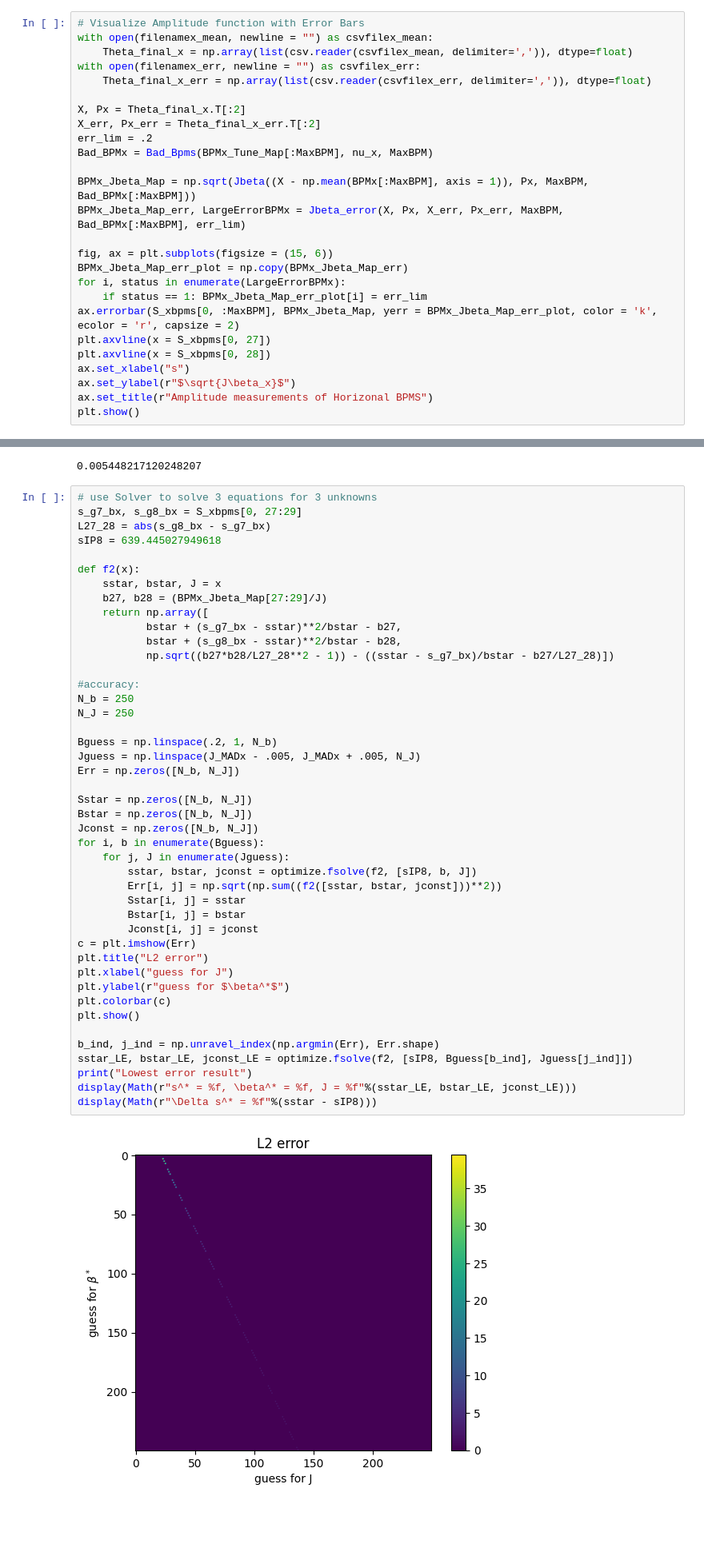
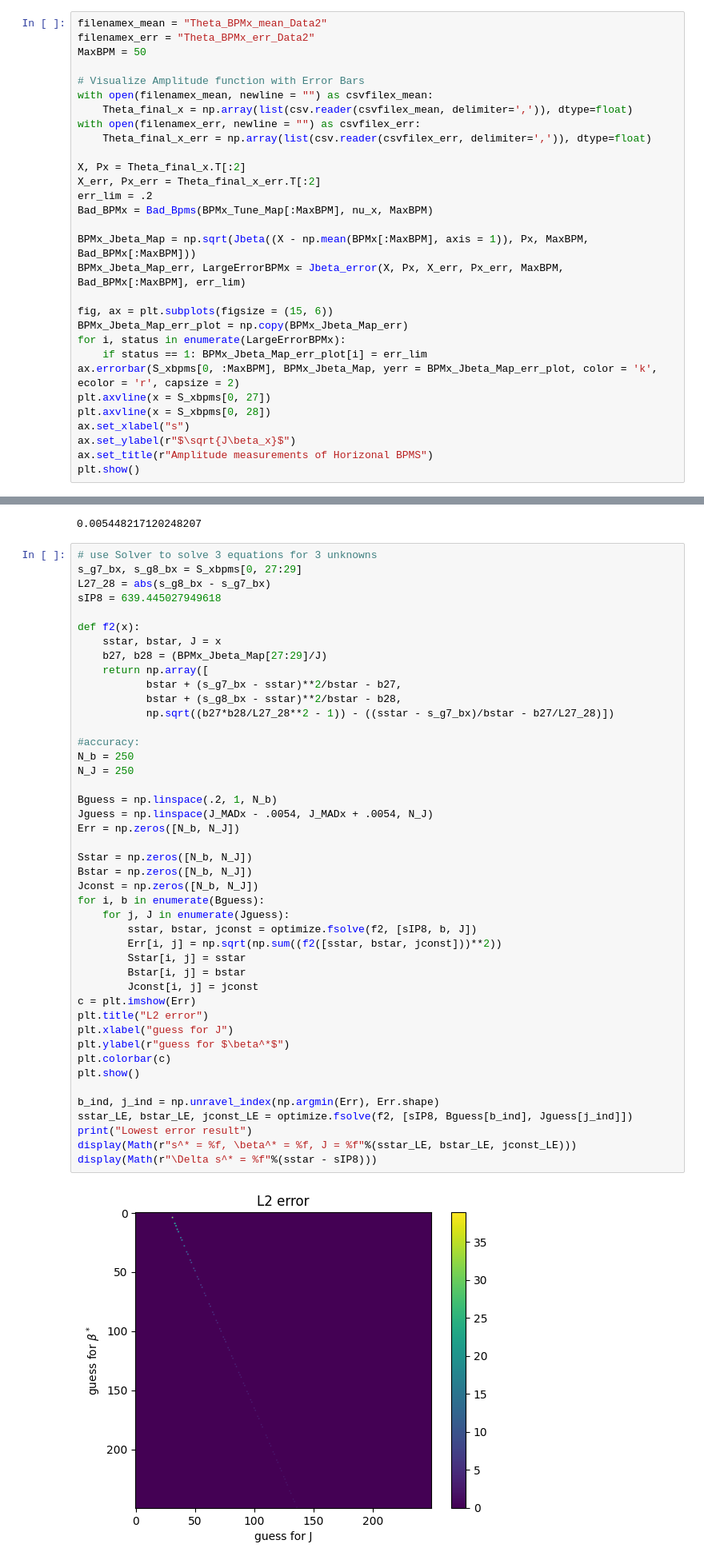
Before and after one commit to WillFung7/Star-Location, a Jupyter notebook: BPM MCMCMH2.ipynb, the cells around one changed output, grey strips where cells are left out. Shown at 80% size. Saved outputs shown, nothing was run; the diff lists cells and outputs as text; blank space fills up the shorter version.

```diff
--- a/BPM MCMCMH2.ipynb
+++ b/BPM MCMCMH2.ipynb
@@ -526,4 +526,8 @@ Time elapsed for horizontal BPM 50: 15.409372329711914
 # %%
+filenamex_mean = "Theta_BPMx_mean_Data2"
+filenamex_err = "Theta_BPMx_err_Data2"
+MaxBPM = 50
+
 # Visualize Amplitude function with Error Bars
 with open(filenamex_mean, newline = "") as csvfilex_mean:
     Theta_final_x = np.array(list(csv.reader(csvfilex_mean, delimiter=',')), dtype=float)
@@ -671,33 +675,33 @@ def f2(x):
 #accuracy:
 N_b = 250
 N_J = 250
 
 Bguess = np.linspace(.2, 1, N_b)
-Jguess = np.linspace(J_MADx - .005, J_MADx + .005, N_J)
+Jguess = np.linspace(J_MADx - .0054, J_MADx + .0054, N_J)
 Err = np.zeros([N_b, N_J])
 
 Sstar = np.zeros([N_b, N_J])
 Bstar = np.zeros([N_b, N_J])
 Jconst = np.zeros([N_b, N_J])
 for i, b in enumerate(Bguess):
     for j, J in enumerate(Jguess):
         sstar, bstar, jconst = optimize.fsolve(f2, [sIP8, b, J])
         Err[i, j] = np.sqrt(np.sum((f2([sstar, bstar, jconst]))**2))
         Sstar[i, j] = sstar
         Bstar[i, j] = bstar
         Jconst[i, j] = jconst
 c = plt.imshow(Err)
 plt.title("L2 error")
 plt.xlabel("guess for J")
 plt.ylabel(r"guess for $\beta^*$")
 plt.colorbar(c)
 plt.show()
 
 b_ind, j_ind = np.unravel_index(np.argmin(Err), Err.shape)
 sstar_LE, bstar_LE, jconst_LE = optimize.fsolve(f2, [sIP8, Bguess[b_ind], Jguess[j_ind]])
 print("Lowest error result")
 display(Math(r"s^* = %f, \beta^* = %f, J = %f"%(sstar_LE, bstar_LE, jconst_LE)))
 display(Math(r"\Delta s^* = %f"%(sstar - sIP8)))
 # %% [output]
-[figure, old version]
+[figure, new version]
 Lowest error result
```
Also changed, not shown: parts of 8 cells of this notebook.
